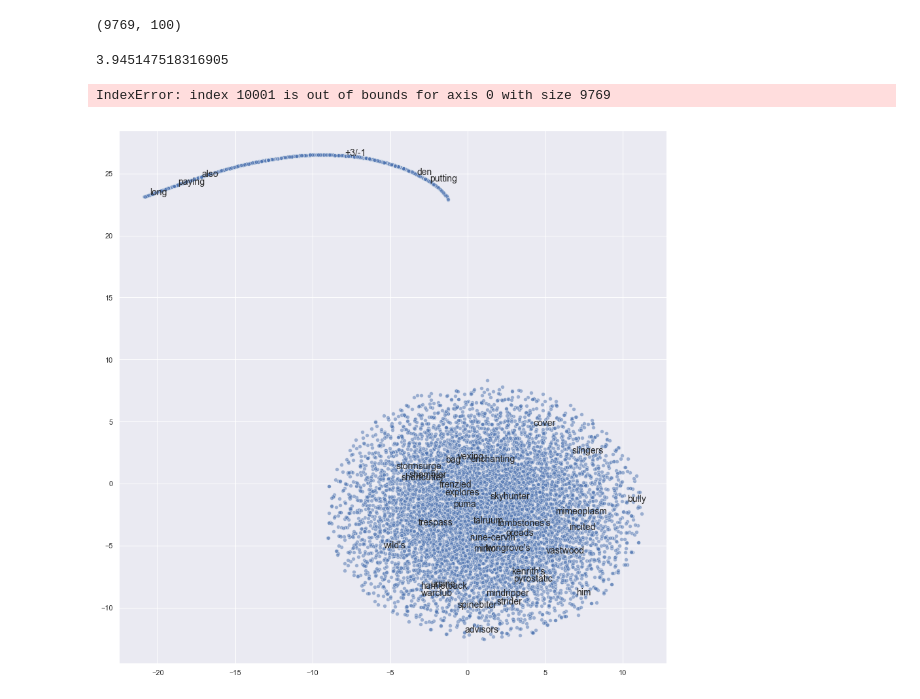
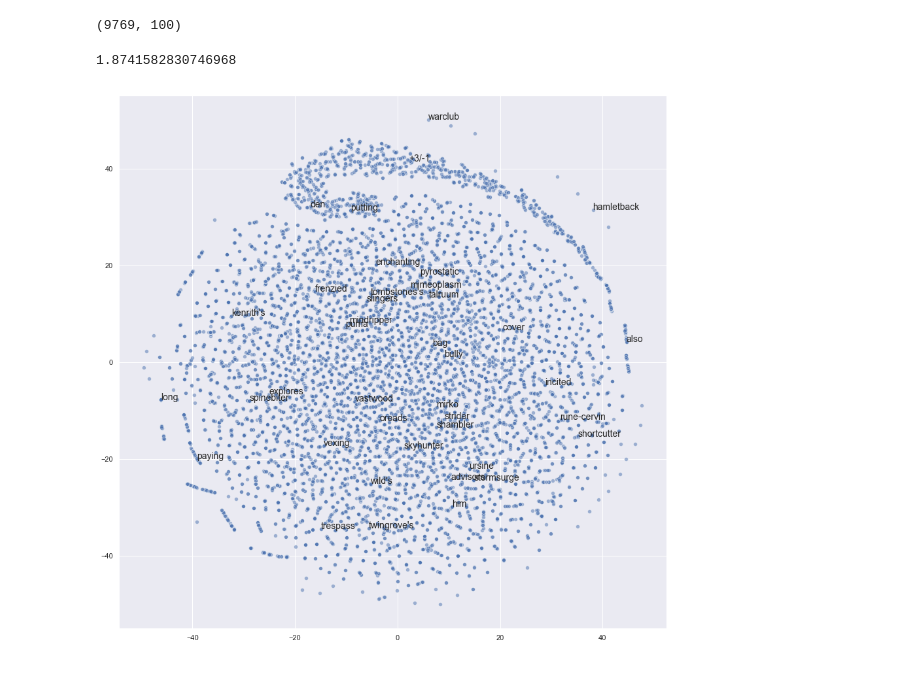
Before and after one commit to CreightonAshton/MTG_Recommender, a Jupyter notebook: Code/02 - EDA.ipynb, the cells around one changed output. Drawn from its saved outputs; the diff is of its cells as text; code cells hidden in the pictures.

```diff
--- a/Code/02 - EDA.ipynb
+++ b/Code/02 - EDA.ipynb
@@ -121,7 +131,7 @@ from gensim.models.word2vec import Word2Vec
 
 # Train a model!
 model = Word2Vec([all_oracle_text.split()],      # Corpus of data.
-                 size=100,    # How many dimensions do you want in your word vector?
+                 size=300,    # How many dimensions do you want in your word vector?
                  window=5,    # How many "context words" do you want?
                  min_count=1, # Ignores words below this threshold.
                  sg=0,        # SG = 1 uses SkipGram, SG = 0 uses CBOW (default).
@@ -187,26 +197,25 @@ w2vdf.shape
 t0 = time.time()
 
 # Initialize t-SNE
-tsne = TSNE(random_state = 42, perplexity = 100, n_iter=1000)
+tsne = TSNE(random_state = 42, perplexity = 5, n_iter=500)
 
 tsne_df = tsne.fit_transform(w2vdf)
 
 print((time.time() - t0)/60)
 # %% [output]
-3.945147518316905
+1.8741582830746968
 # %%
 sns.set()
 # Initialize figure
 fig, ax = plt.subplots(figsize = (15, 15))
 sns.scatterplot(tsne_df[:, 0], tsne_df[:, 1], alpha = 0.5)
 
 # initialize list of texts
 texts = []
-words_to_plot = list(np.arange(1, 9769, 250))
+words_to_plot = list(np.arange(1, w2vdf.shape[0], 250))
 
 # Append words to list
 for word in words_to_plot:
     texts.append(plt.text(tsne_df[word, 0], tsne_df[word, 1], w2vdf.index[word], fontsize = 14))
 # %% [output]
-IndexError: index 10001 is out of bounds for axis 0 with size 9769
-[figure, old version]
+[figure, new version]
```
Also changed, not shown: parts of 4 cells of this notebook.
